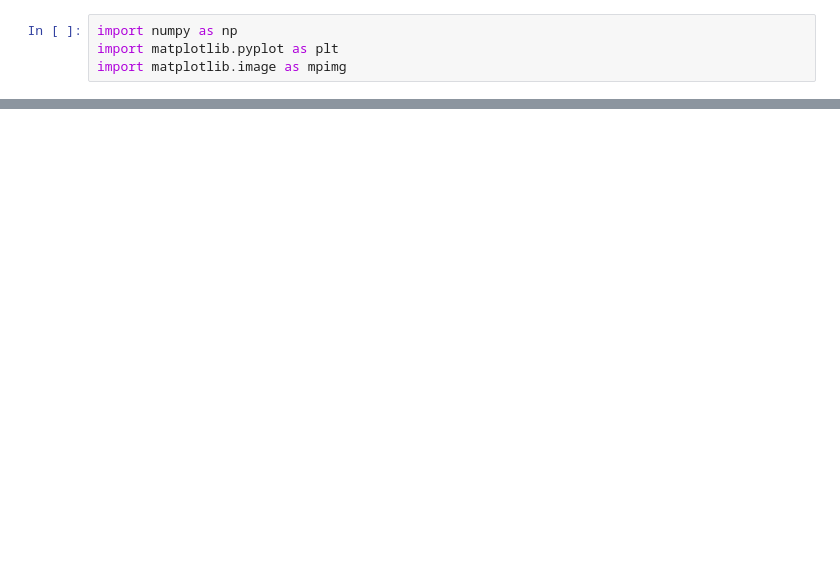
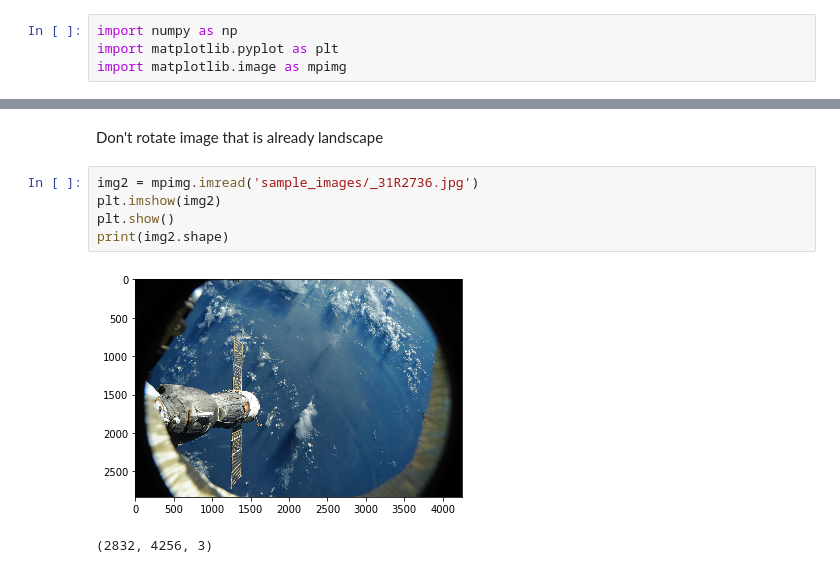
Before and after one commit to aditid/WindowsOnEarth, a Jupyter notebook: notebooks/imageRotation.ipynb, the cells around one changed output, grey strips where cells are left out. Saved outputs shown, nothing was run; the diff lists cells and outputs as text; blank space fills up the shorter version.

```diff
--- a/notebooks/imageRotation.ipynb
+++ b/notebooks/imageRotation.ipynb
@@ -18,0 +26,10 @@ print(img.shape)
+# %% [markdown]
+Don't rotate image that is already landscape
+# %%
+img2 = mpimg.imread('sample_images/_31R2736.jpg')
+plt.imshow(img2)
+plt.show()
+print(img2.shape)
+# %% [output]
+[figure, added]
+(2832, 4256, 3)
```
Also changed, not shown: parts of 5 cells of this notebook.
